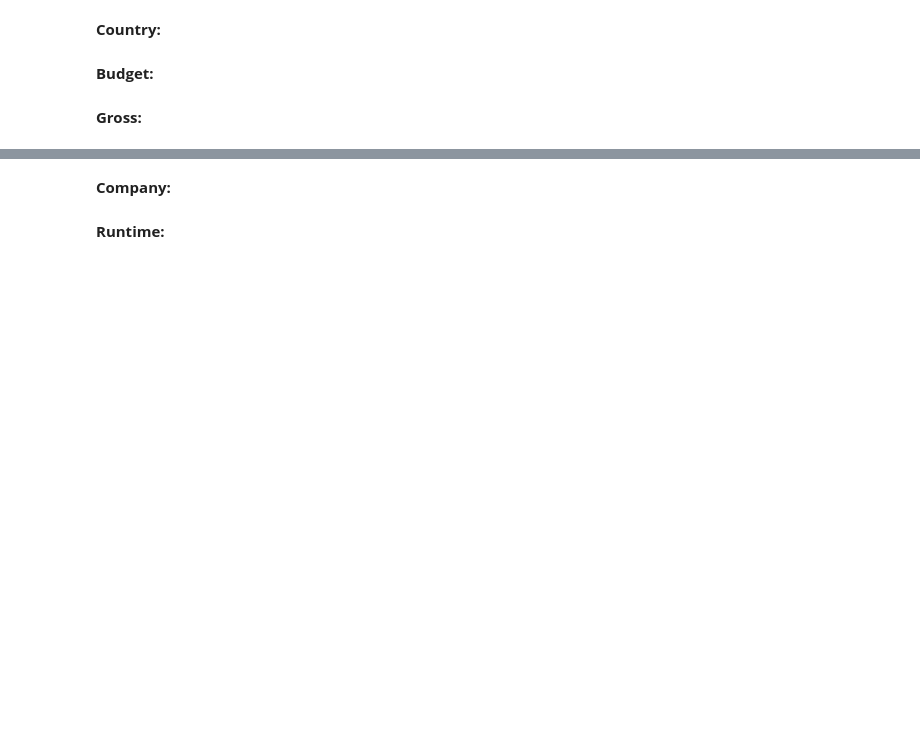
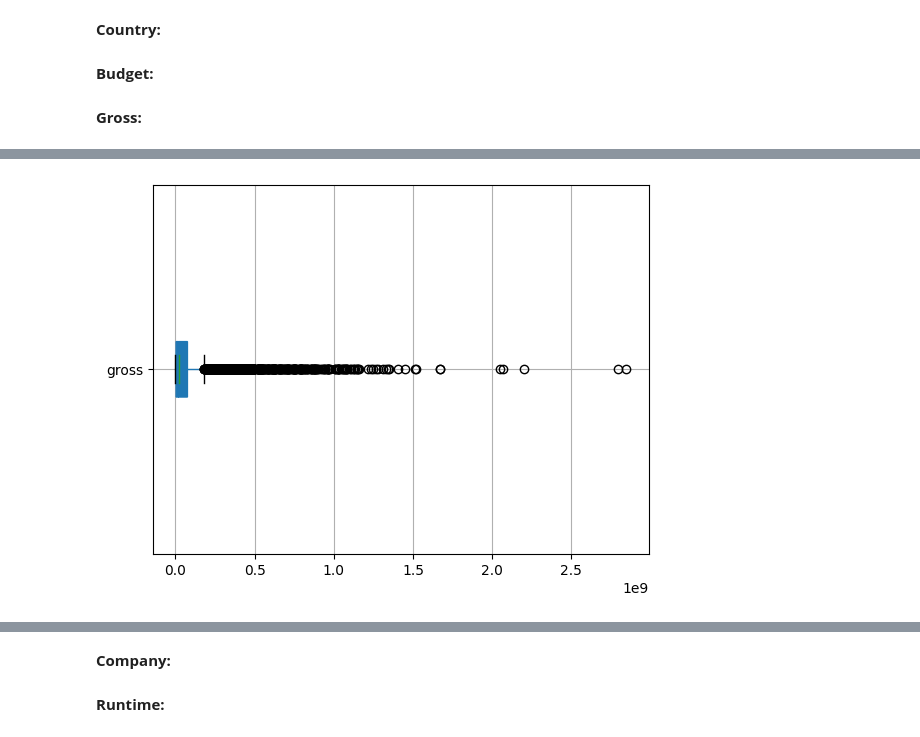
Before and after one commit to dchicasduena/COMP3400_Project, a Jupyter notebook: Project.ipynb, the cells around one changed output, grey strips where cells are left out. Saved outputs shown, nothing was run; the diff lists cells and outputs as text; code cells hidden in the pictures; blank space fills up the shorter version.

Commit message:
Added a box and a violin plot for gross

```diff
--- a/Project.ipynb
+++ b/Project.ipynb
@@ -192,0 +193,6 @@ plt.show()
+# %%
+gross = pd.DataFrame(data = movies['gross'])
+gross.boxplot(patch_artist = True, notch ='True', vert = 0)
+plt.show()
+# %% [output]
+[figure, added]
```
Also changed, not shown: parts of 5 cells of this notebook.
